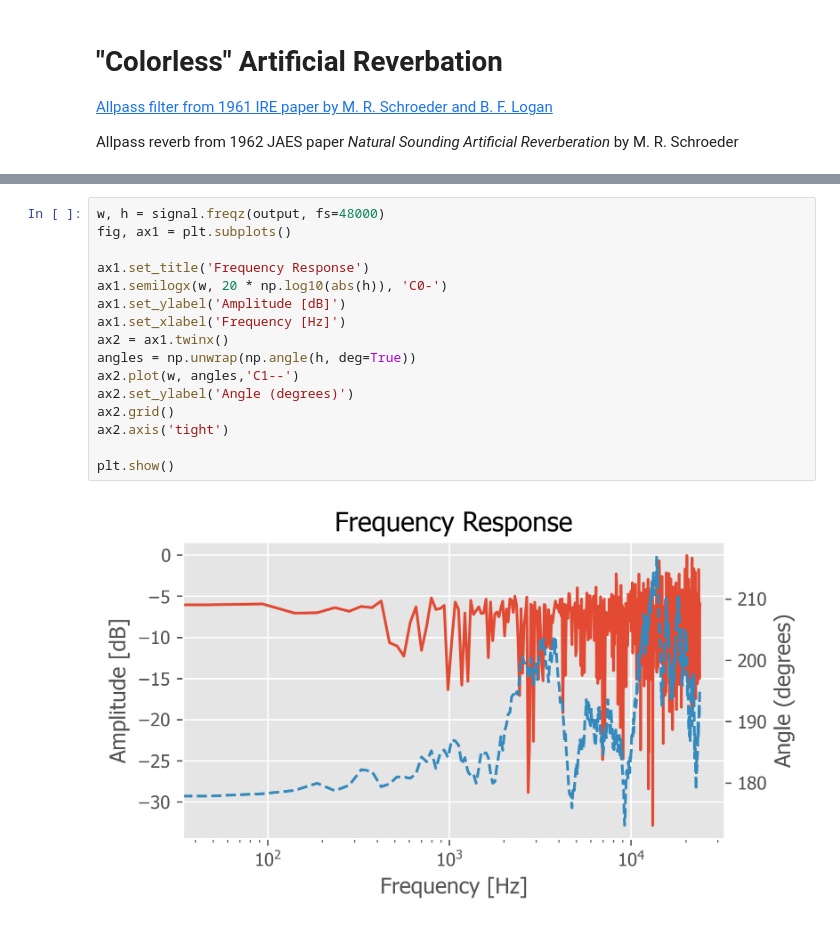
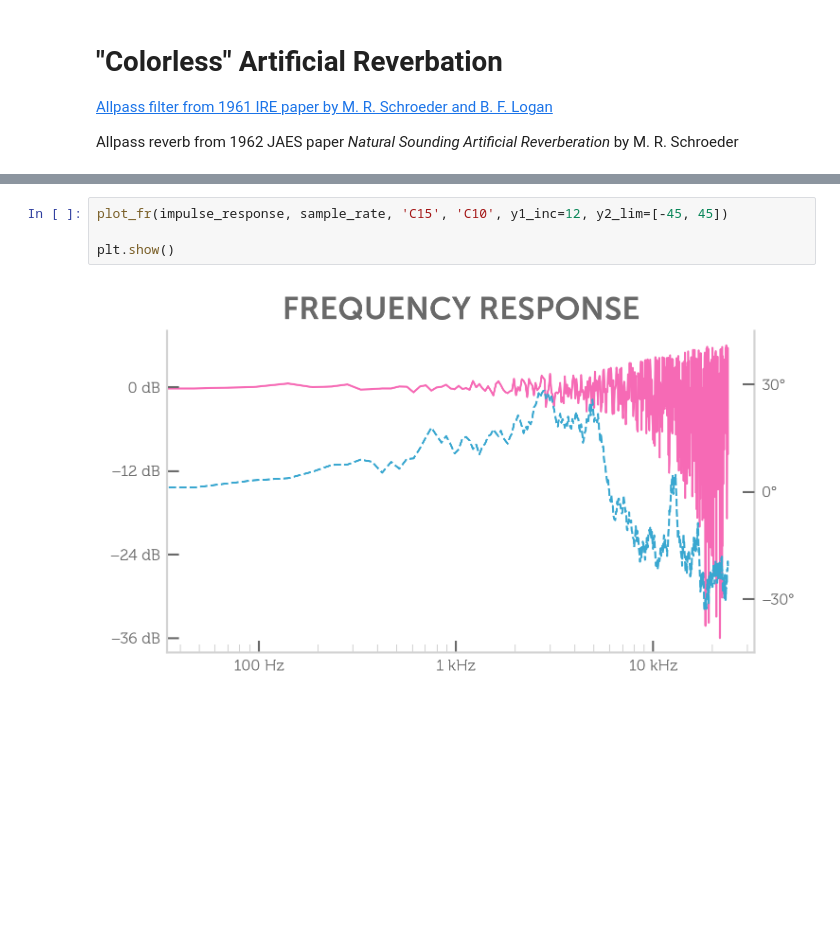
Before and after one commit to ciwhitfill/reverb, a Jupyter notebook: Schroeder.ipynb, the cells around one changed output, grey strips where cells are left out. Drawn from its saved outputs; the diff is of its cells as text; blank space fills up the shorter version.

```diff
--- a/Schroeder.ipynb
+++ b/Schroeder.ipynb
@@ -223,18 +303,6 @@ plt.show()
-# %%
-w, h = signal.freqz(output, fs=48000)
-fig, ax1 = plt.subplots()
-
-ax1.set_title('Frequency Response')
-ax1.semilogx(w, 20 * np.log10(abs(h)), 'C0-')
-ax1.set_ylabel('Amplitude [dB]')
-ax1.set_xlabel('Frequency [Hz]')
-ax2 = ax1.twinx()
-angles = np.unwrap(np.angle(h, deg=True))
-ax2.plot(w, angles,'C1--')
-ax2.set_ylabel('Angle (degrees)')
-ax2.grid()
-ax2.axis('tight')
-
-plt.show()
-# %% [output]
-[figure, removed]
+# %%
+plot_fr(impulse_response, sample_rate, 'C15', 'C10', y1_inc=12, y2_lim=[-45, 45])
+
+plt.show()
+# %% [output]
+[figure, added]
```
Also changed, not shown: parts of 9 cells of this notebook, 6 other files.
